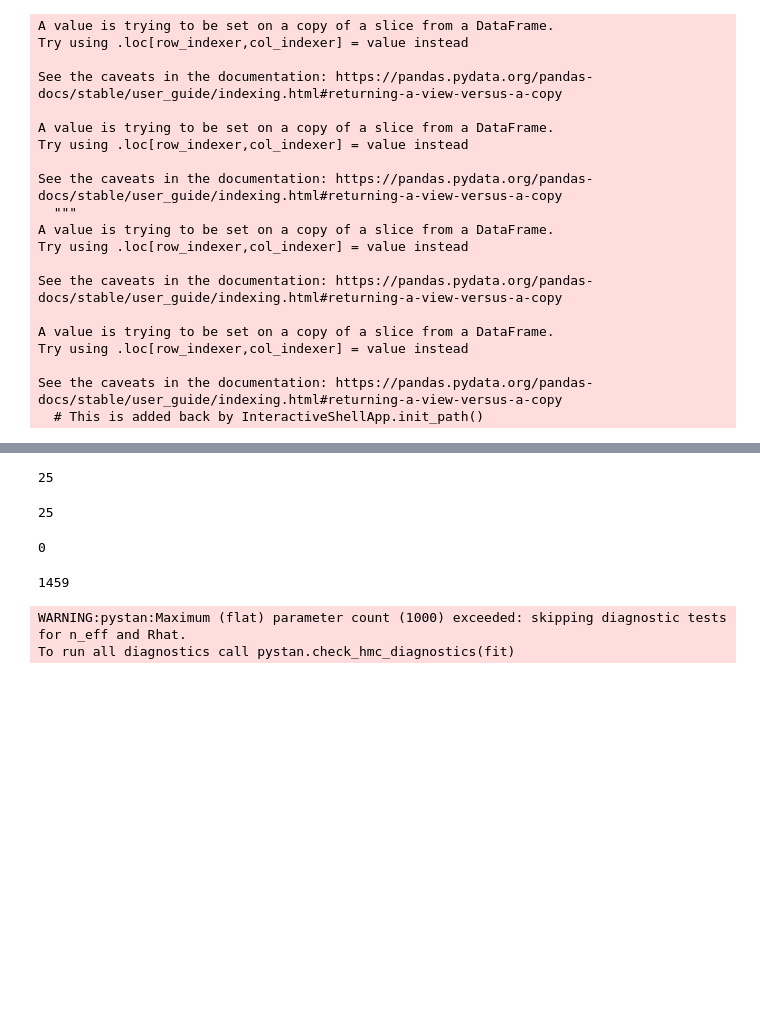
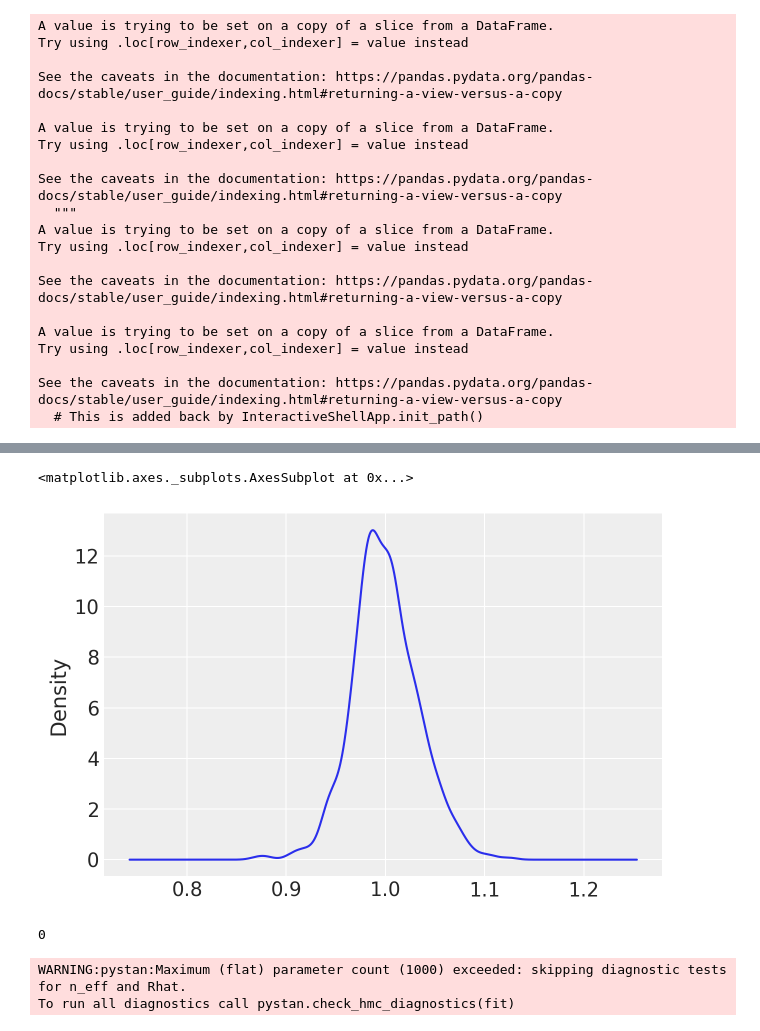
Before and after one commit to bennywee/house_prices_kaggle, a Jupyter notebook: models/dummy_variable_model.ipynb, the cells around one changed output, grey strips where cells are left out. Drawn from its saved outputs; the diff is of its cells as text; code cells hidden in the pictures; blank space fills up the shorter version.

```diff
--- a/models/dummy_variable_model.ipynb
+++ b/models/dummy_variable_model.ipynb
@@ -120,16 +95,0 @@ Name: neighbourhood, dtype: float64
-# %%
-len(train['neighbourhood'].unique())
-# %% [output]
-25
-# %%
-len(test['neighbourhood'].unique())
-# %% [output]
-25
-# %%
-sum(test['neighbourhood'].isnull())
-# %% [output]
-0
-# %%
-sum(test['log_sales_price_std'].isnull())
-# %% [output]
-1459
@@ -139,3 +96,19 @@ for n in N:
+# %%
+train['log_sales_price_std'].plot.kde()
+# %% [output]
+<matplotlib.axes._subplots.AxesSubplot at 0x...>
+[figure, added]
+# %%
+len(df['Neighborhood'].unique())
+len(train['Neighborhood'].unique())
+len(test)
+test['neighbourhood'].describe()
+len(train['neighbourhood'].unique())
+len(test['neighbourhood'].unique())
+sum(test['neighbourhood'].isnull())
+sum(test['log_sales_price_std'].isnull())
+# %% [output]
+0
 # %%
 dv_data_check = dict(N = len(train),
            log_sales_price = train['log_sales_price_std'],
```
Also changed, not shown: parts of 15 cells of this notebook, 2 other files.
